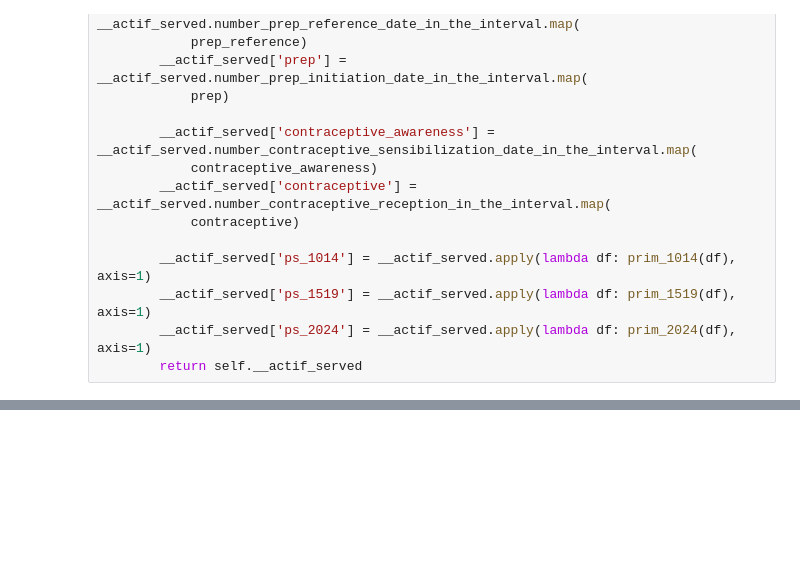
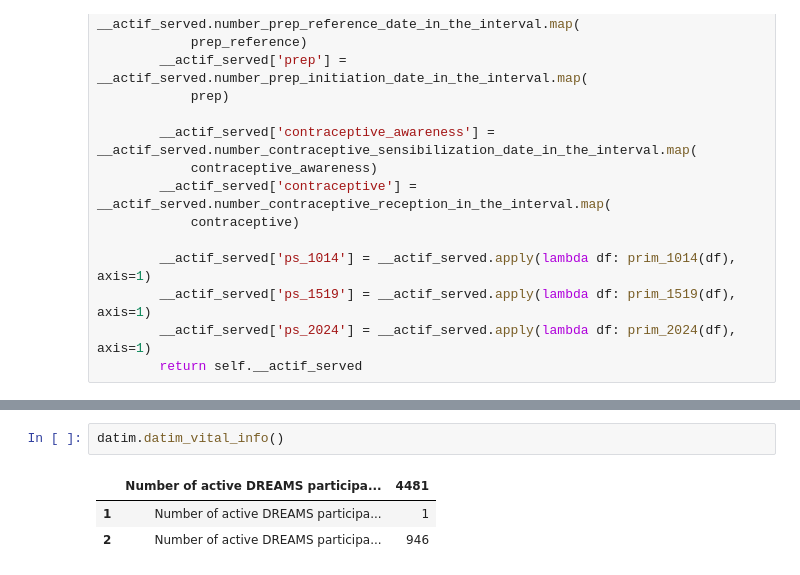
Before and after one commit to thecassion/dataapi, a Jupyter notebook: app/services/test.ipynb, the cells around one changed output, grey strips where cells are left out. Drawn from its saved outputs; the diff is of its cells as text; blank space fills up the shorter version.

```diff
--- a/app/services/test.ipynb
+++ b/app/services/test.ipynb
@@ -1349,0 +1563,6 @@ datim.datim_agyw_prevI()
+# %%
+datim.datim_vital_info()
+# %% [output]
+|  | Number of active DREAMS participa... | 4481 |
+| 1 | Number of active DREAMS participa... | 1 |
+| 2 | Number of active DREAMS participa... | 946 |
```
Also changed, not shown: parts of 13 cells of this notebook, 4 other files.
